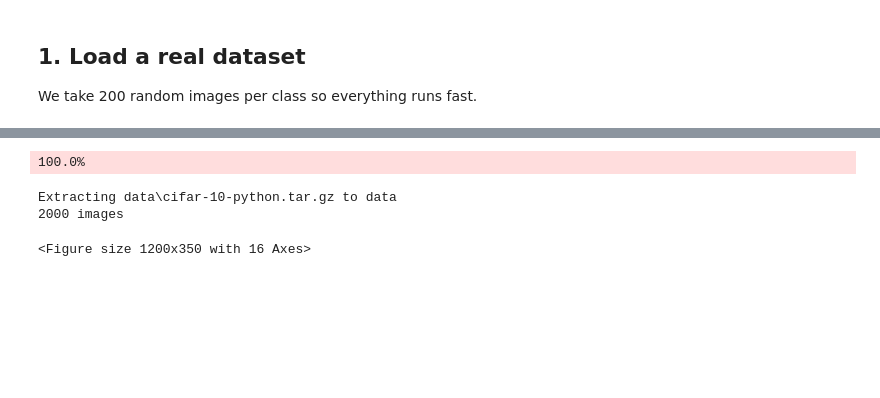
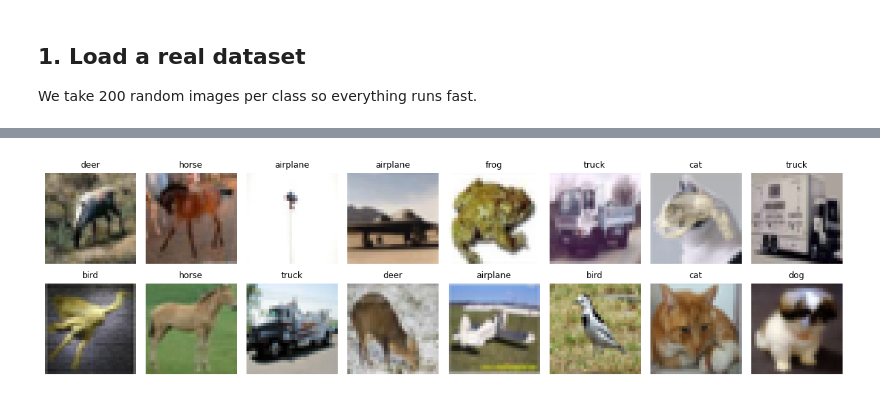
Before and after one commit to dbhagria-2004/Standford_CV, a Jupyter notebook: image_embeddings_knn_clustering.ipynb, the cells around one changed output, grey strips where cells are left out. Drawn from its saved outputs; the diff is of its cells as text; code cells hidden in the pictures; blank space fills up the shorter version.

```diff
--- a/image_embeddings_knn_clustering.ipynb
+++ b/image_embeddings_knn_clustering.ipynb
@@ -35,5 +55,6 @@ print(len(images), "images")
 fig, axes = plt.subplots(2, 8, figsize=(12, 3.5))
 for ax, i in zip(axes.flat, rng.choice(len(images), 16, replace=False)):
     ax.imshow(images[i]); ax.set_title(classes[y[i]], fontsize=9); ax.axis("off")
-plt.tight_layout(); plt.show()
+plt.tight_layout()
+plt.show()
 # %% [output]
@@ -41,5 +63,2 @@ Downloading https://cave.cs.toronto.edu/kriz/cifar-10-python.tar.gz to data\cifa
-100.0%
-Extracting data\cifar-10-python.tar.gz to data
-2000 images
-<Figure size 1200x350 with 16 Axes>
+[figure, added]
 # %% [markdown]
```
Also changed, not shown: parts of 29 cells of this notebook, 3 other files.
